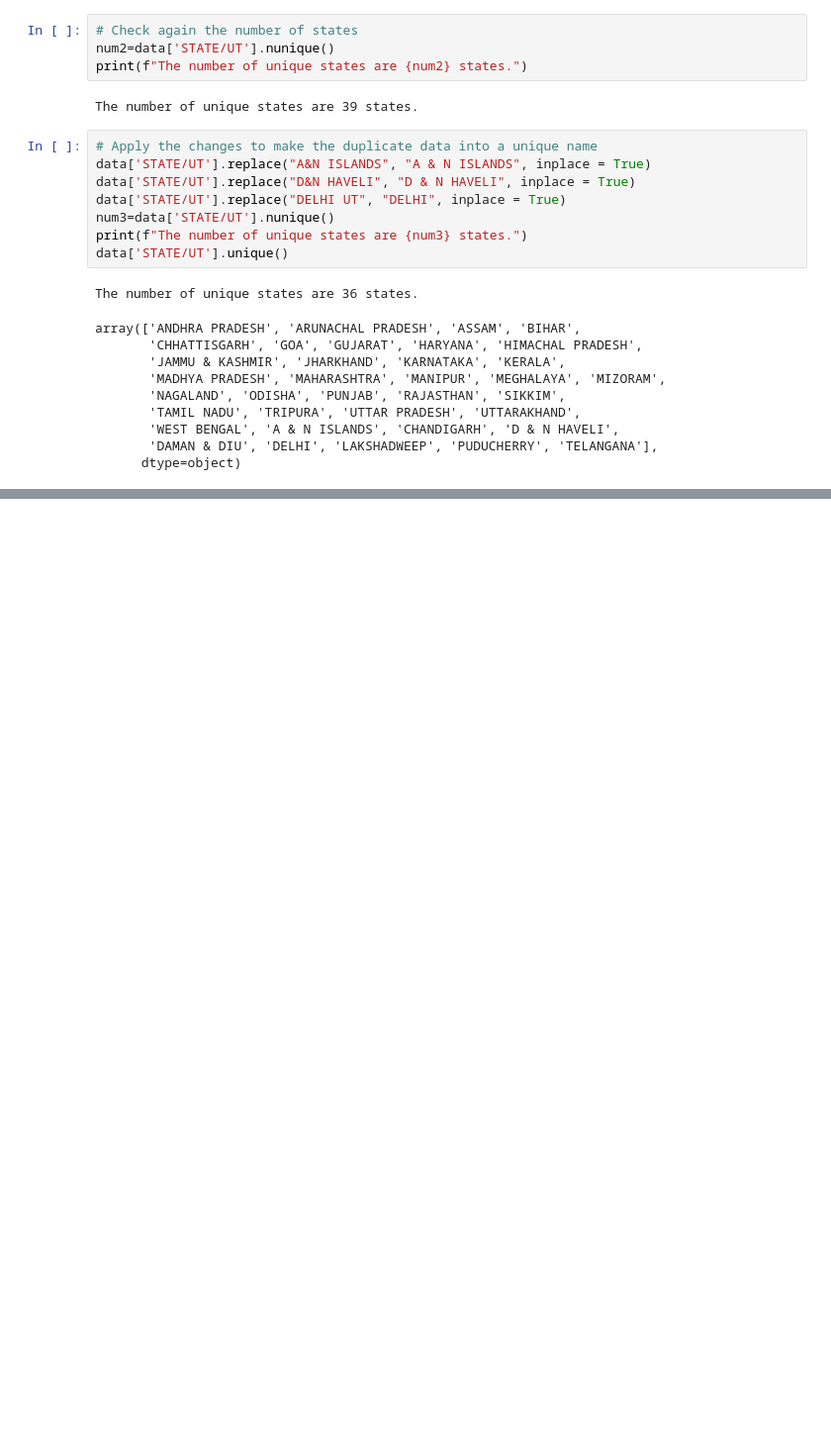
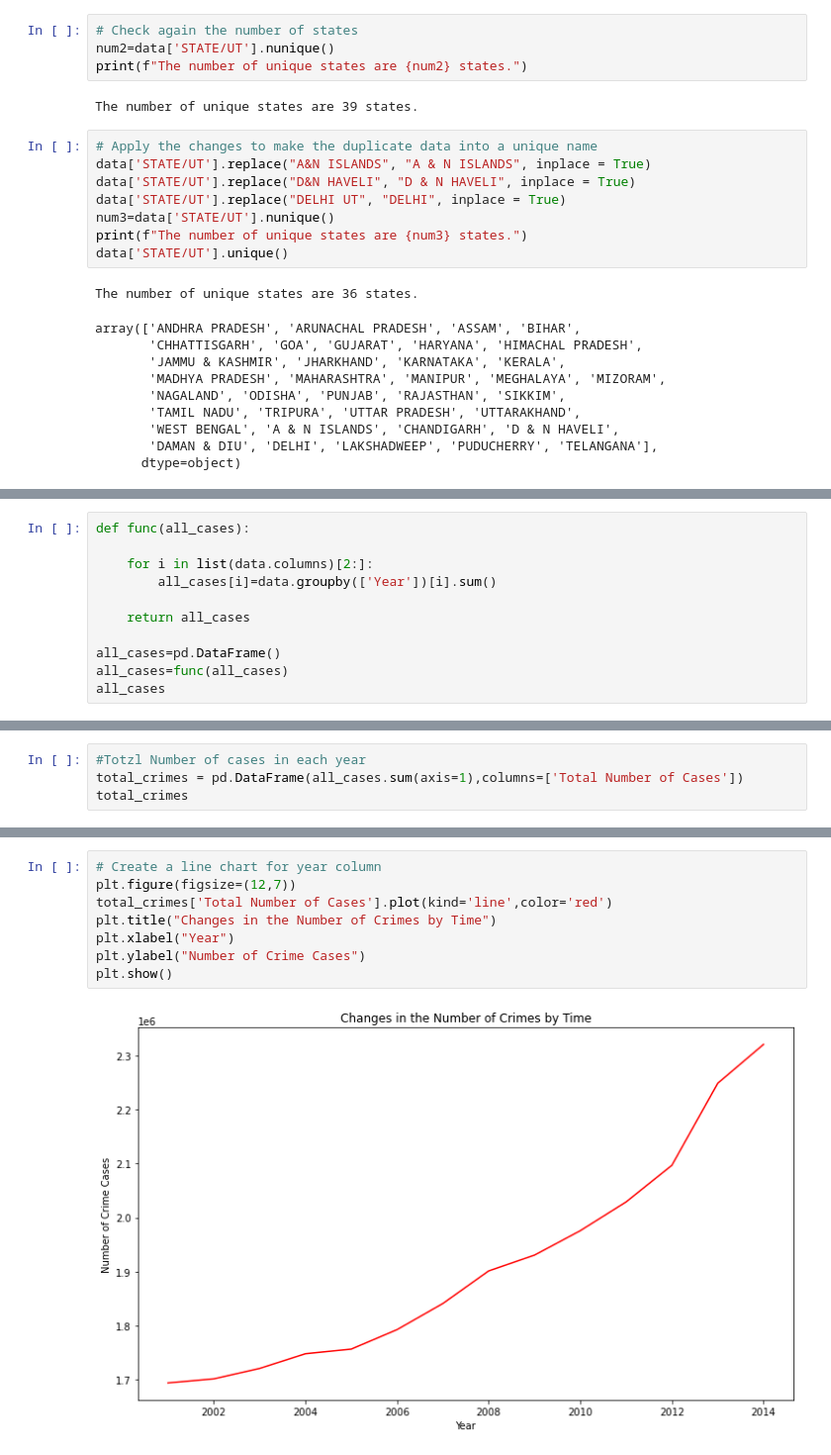
Before and after one commit to mfarrokhrouz/Crime_Against_Women, a Jupyter notebook: CrimesAgainstWomen.ipynb, the cells around one changed output, grey strips where cells are left out. Shown at 99% size. Drawn from its saved outputs; the diff is of its cells as text; blank space fills up the shorter version.

Commit message:
Total Crimes Studies

```diff
--- a/CrimesAgainstWomen.ipynb
+++ b/CrimesAgainstWomen.ipynb
@@ -147,0 +150,11 @@ array(['ANDHRA PRADESH', 'ARUNACHAL PRADESH', 'ASSAM', 'BIHAR',
+# %%
+def func(all_cases):
+
+    for i in list(data.columns)[2:]:
+        all_cases[i]=data.groupby(['Year'])[i].sum()
+
+    return all_cases
+
+all_cases=pd.DataFrame()
+all_cases=func(all_cases)
+all_cases
@@ -147,0 +178,4 @@ array(['ANDHRA PRADESH', 'ARUNACHAL PRADESH', 'ASSAM', 'BIHAR',
+# %%
+#Totzl Number of cases in each year
+total_crimes = pd.DataFrame(all_cases.sum(axis=1),columns=['Total Number of Cases'])
+total_crimes
@@ -147,0 +199,10 @@ array(['ANDHRA PRADESH', 'ARUNACHAL PRADESH', 'ASSAM', 'BIHAR',
+# %%
+# Create a line chart for year column
+plt.figure(figsize=(12,7))
+total_crimes['Total Number of Cases'].plot(kind='line',color='red')
+plt.title("Changes in the Number of Crimes by Time")
+plt.xlabel("Year")
+plt.ylabel("Number of Crime Cases")
+plt.show()
+# %% [output]
+[figure, added]
```
Also changed, not shown: parts of 3 cells of this notebook.
